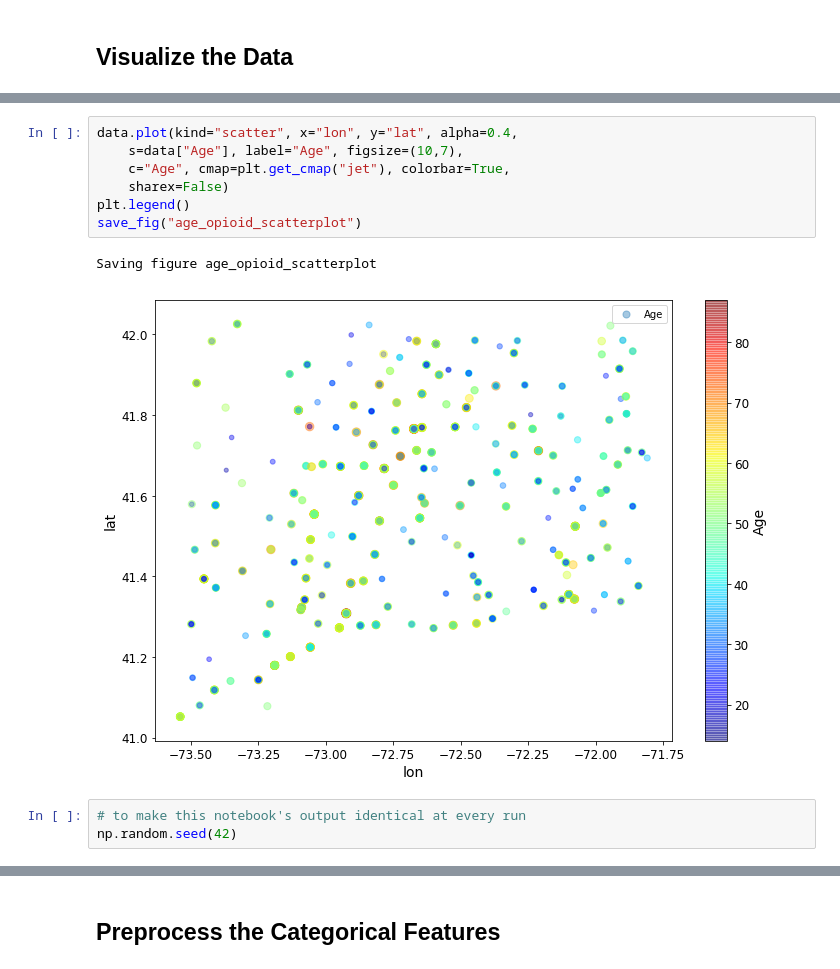
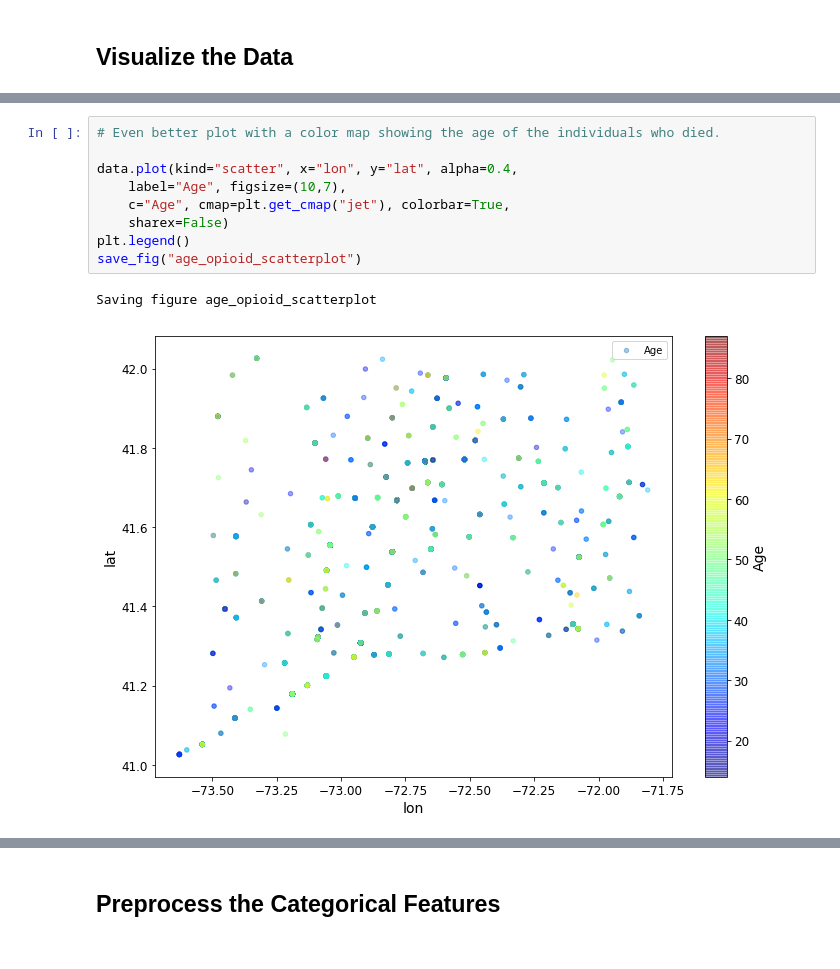
Before and after one commit to thilankam/opioid-data-ml, a Jupyter notebook: final_project.ipynb, the cells around one changed output, grey strips where cells are left out. Cells and saved outputs as stored; diff of their text form.

```diff
--- a/final_project.ipynb
+++ b/final_project.ipynb
@@ -219,13 +236,12 @@ Saving figure lat_lon_visualization_plot
 # %%
+# Even better plot with a color map showing the age of the individuals who died.
+
 data.plot(kind="scatter", x="lon", y="lat", alpha=0.4,
-    s=data["Age"], label="Age", figsize=(10,7),
+    label="Age", figsize=(10,7),
     c="Age", cmap=plt.get_cmap("jet"), colorbar=True,
     sharex=False)
 plt.legend()
 save_fig("age_opioid_scatterplot")
 # %% [output]
 Saving figure age_opioid_scatterplot
-[figure, old version]
+[figure, new version]
-# %%
-# to make this notebook's output identical at every run
-np.random.seed(42)
```
Also changed, not shown: parts of 49 cells of this notebook.
